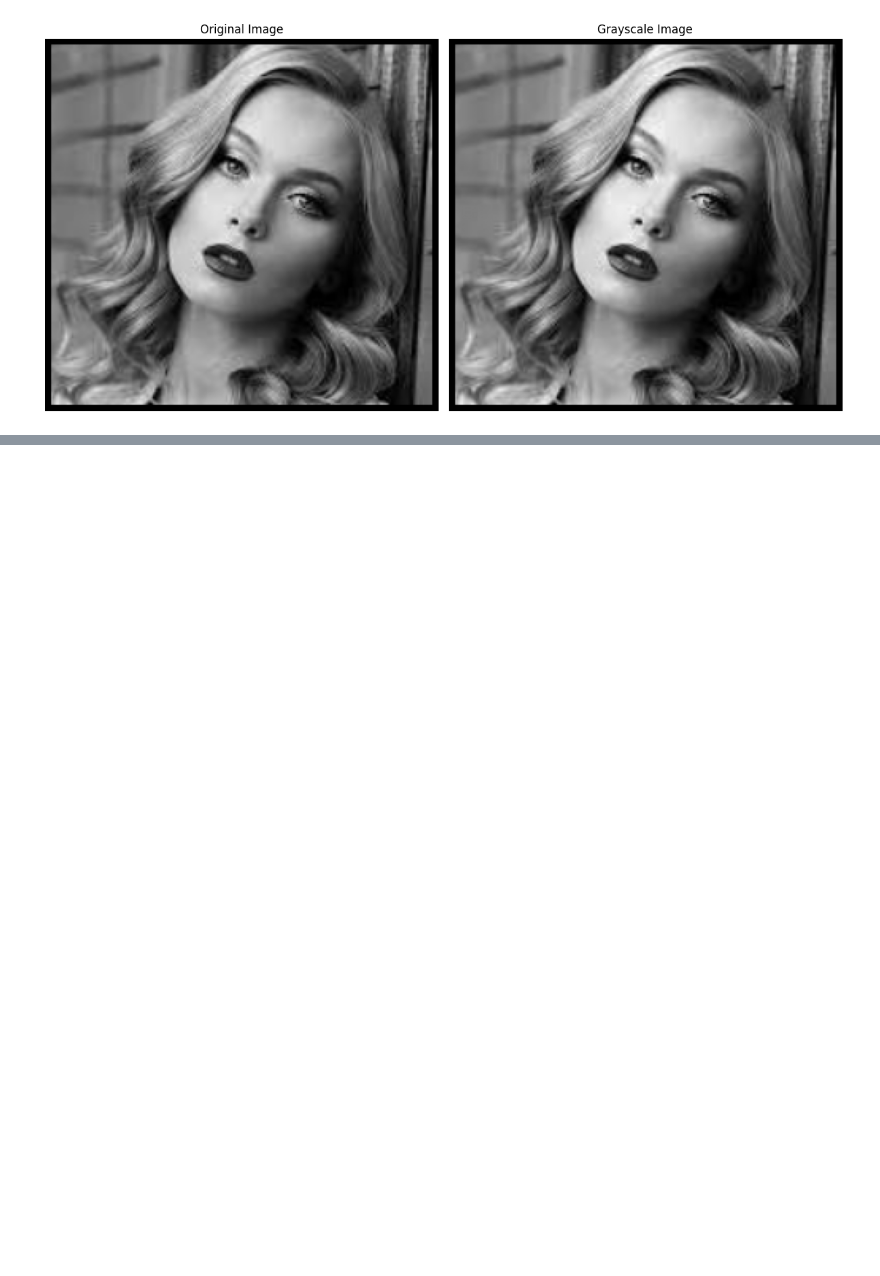
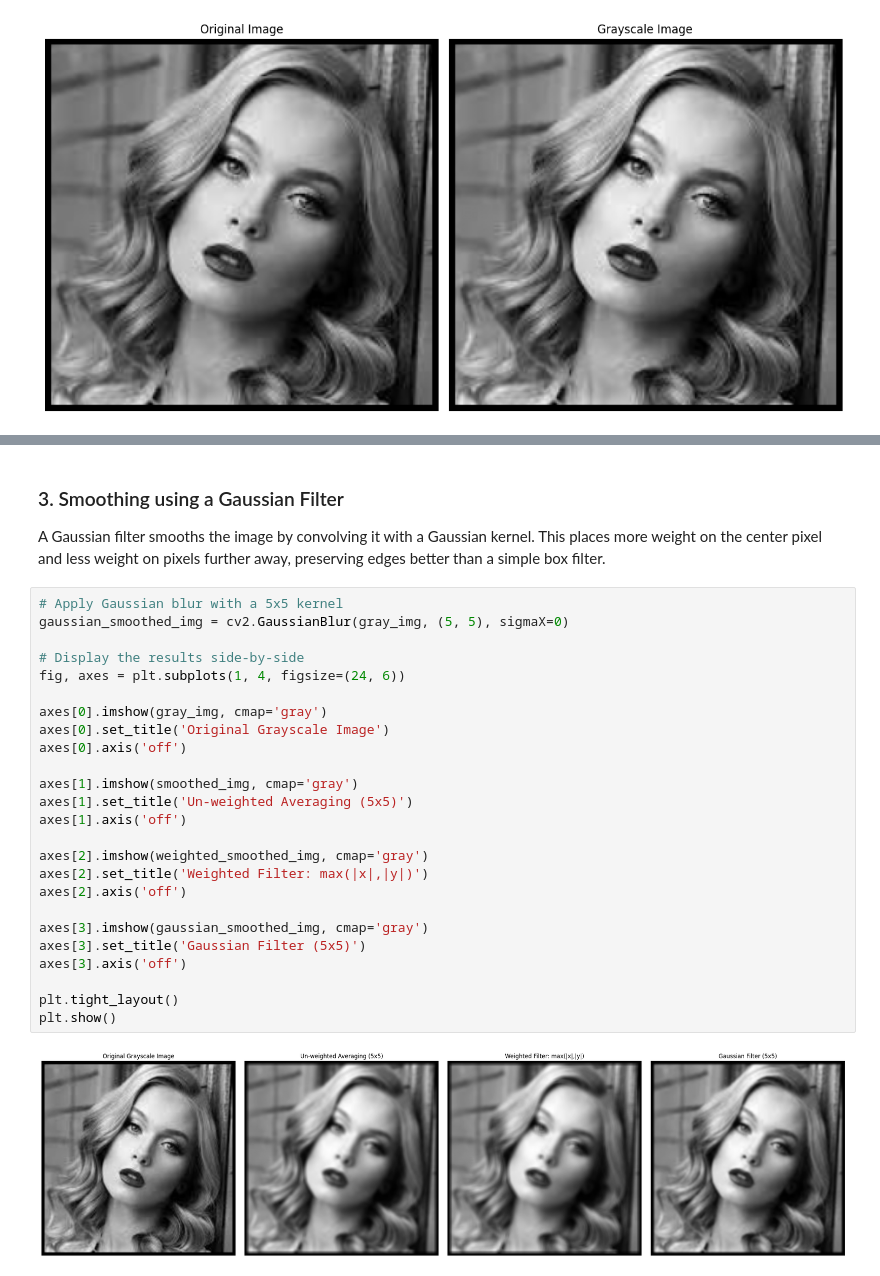
Before and after one commit to arsingla786/ImageProcessing, a Jupyter notebook: assignment_6.ipynb, the cells around one changed output, grey strips where cells are left out. Saved outputs shown, nothing was run; the diff lists cells and outputs as text; blank space fills up the shorter version.

```diff
--- a/assignment_6.ipynb
+++ b/assignment_6.ipynb
@@ -51,0 +152,31 @@ plt.show()
+# %% [markdown]
+### 3. Smoothing using a Gaussian Filter
+
+A Gaussian filter smooths the image by convolving it with a Gaussian kernel. This places more weight on the center pixel and less weight on pixels further away, preserving edges better than a simple box filter.
+# %%
+# Apply Gaussian blur with a 5x5 kernel
+gaussian_smoothed_img = cv2.GaussianBlur(gray_img, (5, 5), sigmaX=0)
+
+# Display the results side-by-side
+fig, axes = plt.subplots(1, 4, figsize=(24, 6))
+
+axes[0].imshow(gray_img, cmap='gray')
+axes[0].set_title('Original Grayscale Image')
+axes[0].axis('off')
+
+axes[1].imshow(smoothed_img, cmap='gray')
+axes[1].set_title('Un-weighted Averaging (5x5)')
+axes[1].axis('off')
+
+axes[2].imshow(weighted_smoothed_img, cmap='gray')
+axes[2].set_title('Weighted Filter: max(|x|,|y|)')
+axes[2].axis('off')
+
+axes[3].imshow(gaussian_smoothed_img, cmap='gray')
+axes[3].set_title('Gaussian Filter (5x5)')
+axes[3].axis('off')
+
+plt.tight_layout()
+plt.show()
+# %% [output]
+[figure, added]
```
Also changed, not shown: parts of 5 cells of this notebook.
